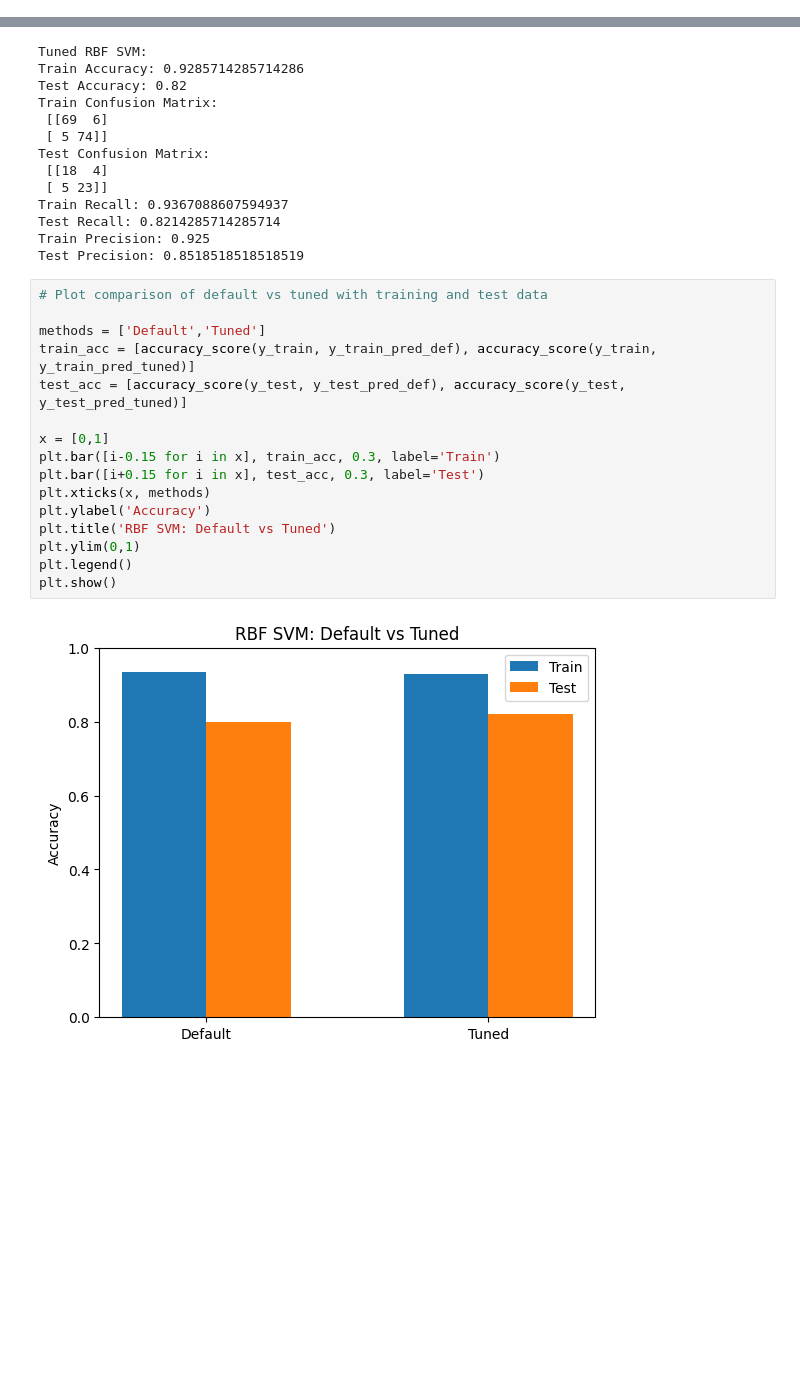
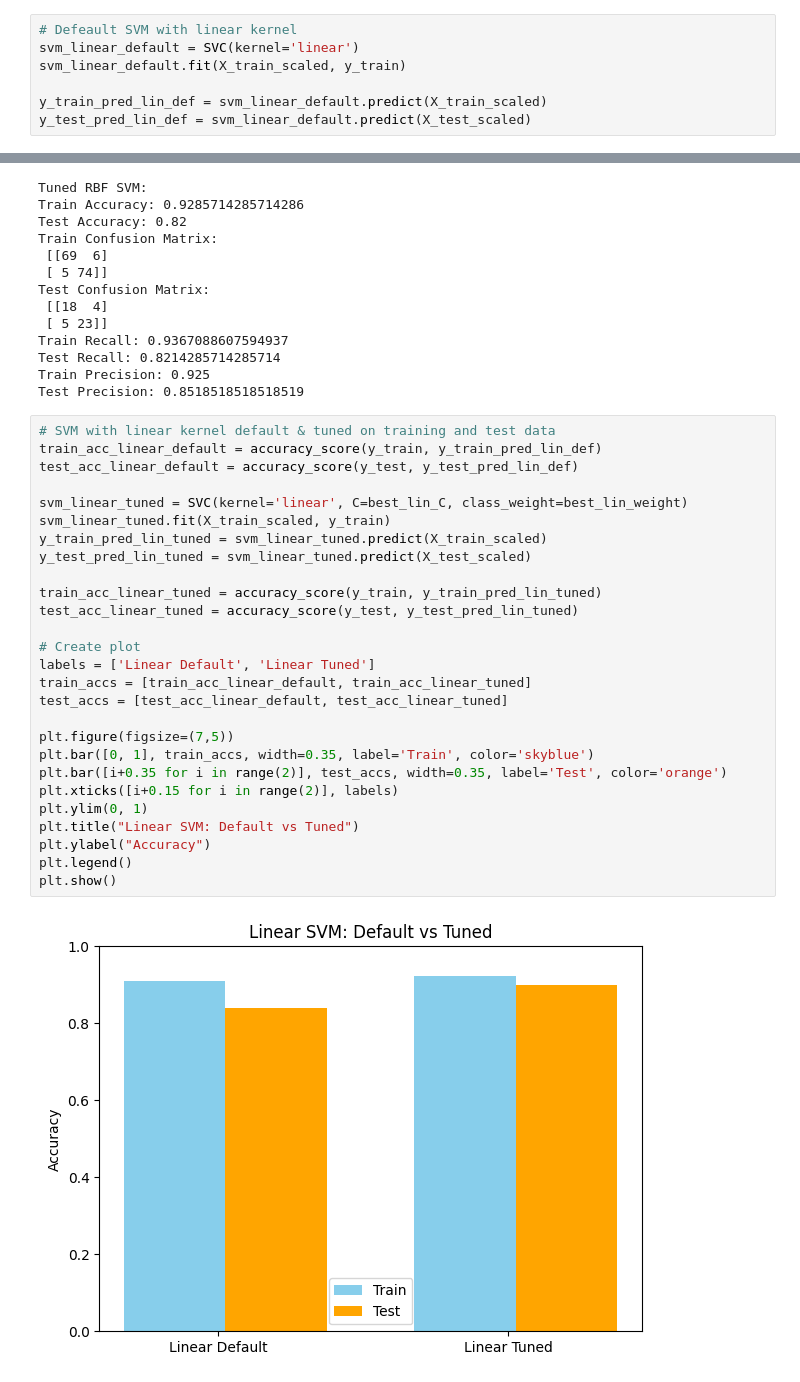
Before and after one commit to roanelwood/CT4101_Assignment1, a Jupyter notebook: SVM.ipynb, the cells around one changed output, grey strips where cells are left out. Cells and saved outputs as stored; diff of their text form; blank space fills up the shorter version.

Commit message:
Added Linear Kernel SVM

```diff
--- a/SVM.ipynb
+++ b/SVM.ipynb
@@ -35,3 +36,10 @@ X_test = df_test.drop('fire', axis=1).to_numpy()
 scaler = StandardScaler()
 X_train_scaled = scaler.fit_transform(X_train)
 X_test_scaled = scaler.transform(X_test)
+# %%
+# Defeault SVM with linear kernel
+svm_linear_default = SVC(kernel='linear')
+svm_linear_default.fit(X_train_scaled, y_train)
+
+y_train_pred_lin_def = svm_linear_default.predict(X_train_scaled)
+y_test_pred_lin_def = svm_linear_default.predict(X_test_scaled)
@@ -139,21 +195,32 @@ Train Recall: 0.9367088607594937
 Test Recall: 0.8214285714285714
 Train Precision: 0.925
 Test Precision: 0.8518518518518519
-# %%
-# Plot comparison of default vs tuned with training and test data
-
-methods = ['Default','Tuned']
-train_acc = [accuracy_score(y_train, y_train_pred_def), accuracy_score(y_train, y_train_pred_tuned)]
-test_acc = [accuracy_score(y_test, y_test_pred_def), accuracy_score(y_test, y_test_pred_tuned)]
-
-x = [0,1]
-plt.bar([i-0.15 for i in x], train_acc, 0.3, label='Train')
-plt.bar([i+0.15 for i in x], test_acc, 0.3, label='Test')
-plt.xticks(x, methods)
-plt.ylabel('Accuracy')
-plt.title('RBF SVM: Default vs Tuned')
-plt.ylim(0,1)
-plt.legend()
-plt.show()
-# %% [output]
-[figure, removed]
+# %%
+# SVM with linear kernel default & tuned on training and test data
+train_acc_linear_default = accuracy_score(y_train, y_train_pred_lin_def)
+test_acc_linear_default = accuracy_score(y_test, y_test_pred_lin_def)
+
+svm_linear_tuned = SVC(kernel='linear', C=best_lin_C, class_weight=best_lin_weight)
+svm_linear_tuned.fit(X_train_scaled, y_train)
+y_train_pred_lin_tuned = svm_linear_tuned.predict(X_train_scaled)
+y_test_pred_lin_tuned = svm_linear_tuned.predict(X_test_scaled)
+
+train_acc_linear_tuned = accuracy_score(y_train, y_train_pred_lin_tuned)
+test_acc_linear_tuned = accuracy_score(y_test, y_test_pred_lin_tuned)
+
+# Create plot
+labels = ['Linear Default', 'Linear Tuned']
+train_accs = [train_acc_linear_default, train_acc_linear_tuned]
+test_accs = [test_acc_linear_default, test_acc_linear_tuned]
+
+plt.figure(figsize=(7,5))
+plt.bar([0, 1], train_accs, width=0.35, label='Train', color='skyblue')
+plt.bar([i+0.35 for i in range(2)], test_accs, width=0.35, label='Test', color='orange')
+plt.xticks([i+0.15 for i in range(2)], labels)
+plt.ylim(0, 1)
+plt.title("Linear SVM: Default vs Tuned")
+plt.ylabel("Accuracy")
+plt.legend()
+plt.show()
+# %% [output]
+[figure, added]
```
Also changed, not shown: parts of 10 cells of this notebook.
